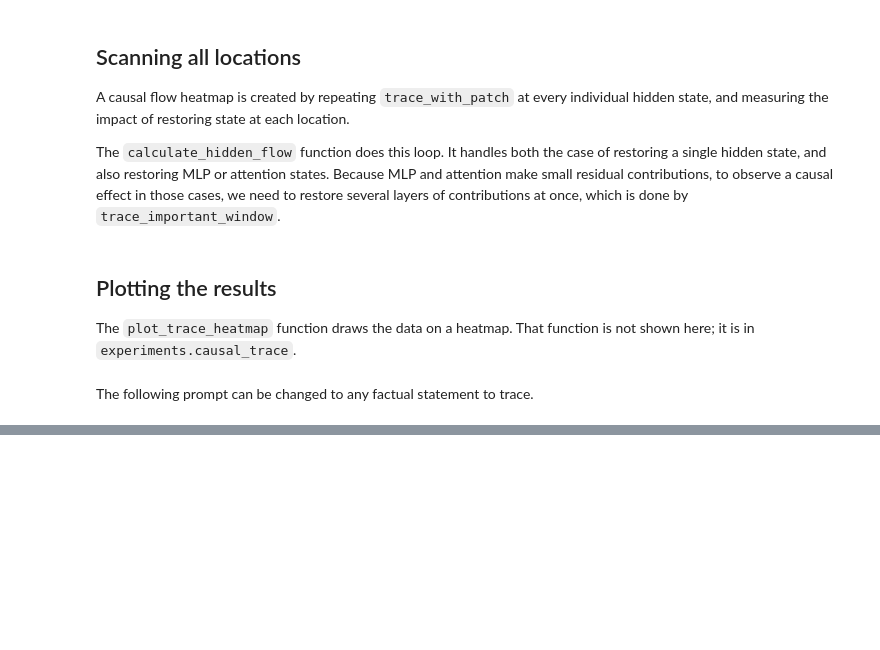
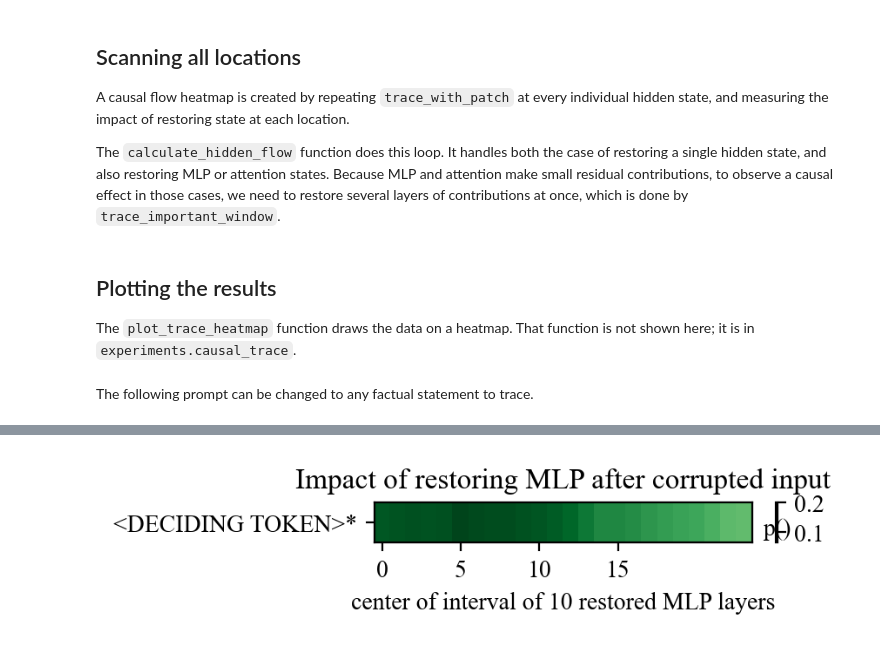
Before and after one commit to Andrwyl/Modified-Rome, a Jupyter notebook: notebooks/causal_trace.ipynb, the cells around one changed output, grey strips where cells are left out. Saved outputs shown, nothing was run; the diff lists cells and outputs as text; code cells hidden in the pictures; blank space fills up the shorter version.

```diff
--- a/notebooks/causal_trace.ipynb
+++ b/notebooks/causal_trace.ipynb
@@ -405,7 +430,7 @@ Here we trace a few more factual statements from a file of test cases.
 # %%
 import json
 
-with open('./data/principle_A_c_command.jsonl', 'r') as json_file:
+with open('./data/determiner_noun_agreement_1.jsonl', 'r') as json_file:
     json_list = list(json_file)
 
 sentences_list = []
@@ -413,10 +438,11 @@ sentences_list = []
 
 for instance in json_list:
     sentence = json.loads(instance)
-    if len(sentence['sentence_good'].split()) == 9:
+    if len(sentence['one_prefix_word_good'].split()) == 1:
         dict ={}
-        dict["prefix"] = sentence['one_prefix_prefix']
+        dict["masked_sentence"] = sentence['one_prefix_prefix'] + " [MASK]."
         dict["good_word"] = sentence['one_prefix_word_good']
         dict["bad_word"] = sentence['one_prefix_word_bad']
-        dict["subject"] = ' '.join(sentence['one_prefix_prefix'].split()[:2])
+
+        dict["subject"] = sentence['one_prefix_prefix']
         sentences_list.append(dict)
@@ -495,0 +492,38 @@ plot_trace_heatmap(to_plot, None, None)
+# %%
+total_mlp_scores_facts = torch.zeros(1, 24)
+
+
+total_low_scores_facts = 0
+
+
+length_facts = 0
+
+
+for relation in knowns[:100]:
+    mlp_scores = calculate_hidden_flow(mt, prompt = relation["prompt"] + " [MASK].", target = relation["attribute"], anti_target = None, focused = True, subject=relation["subject"], samples=10, noise=noise_level, window = 10, kind="mlp")
+    total_mlp_scores_facts += mlp_scores["scores"]
+    total_low_scores_facts += mlp_scores["low_score"]
+
+    length_facts += 1
+
+total_mlp_scores_facts = total_mlp_scores_facts / length_facts
+total_low_scores_facts = total_low_scores_facts / length_facts
+# %%
+to_plot = {}
+to_plot["scores"] = total_mlp_scores_facts
+
+
+to_plot["kind"] = "mlp"
+to_plot["low_score"] = total_low_scores_facts
+
+to_plot["input_ids"] = ["<DECIDING TOKEN>"]
+to_plot["input_tokens"] = ["<DECIDING TOKEN>"]
+
+to_plot["subject_range"] = [0, 1]
+to_plot["answer"] = ""
+
+to_plot["window"] = 10
+
+plot_trace_heatmap(to_plot, True, None, None)
+# %% [output]
+[figure, added]
```
Also changed, not shown: parts of 15 cells of this notebook, 1 other file.
